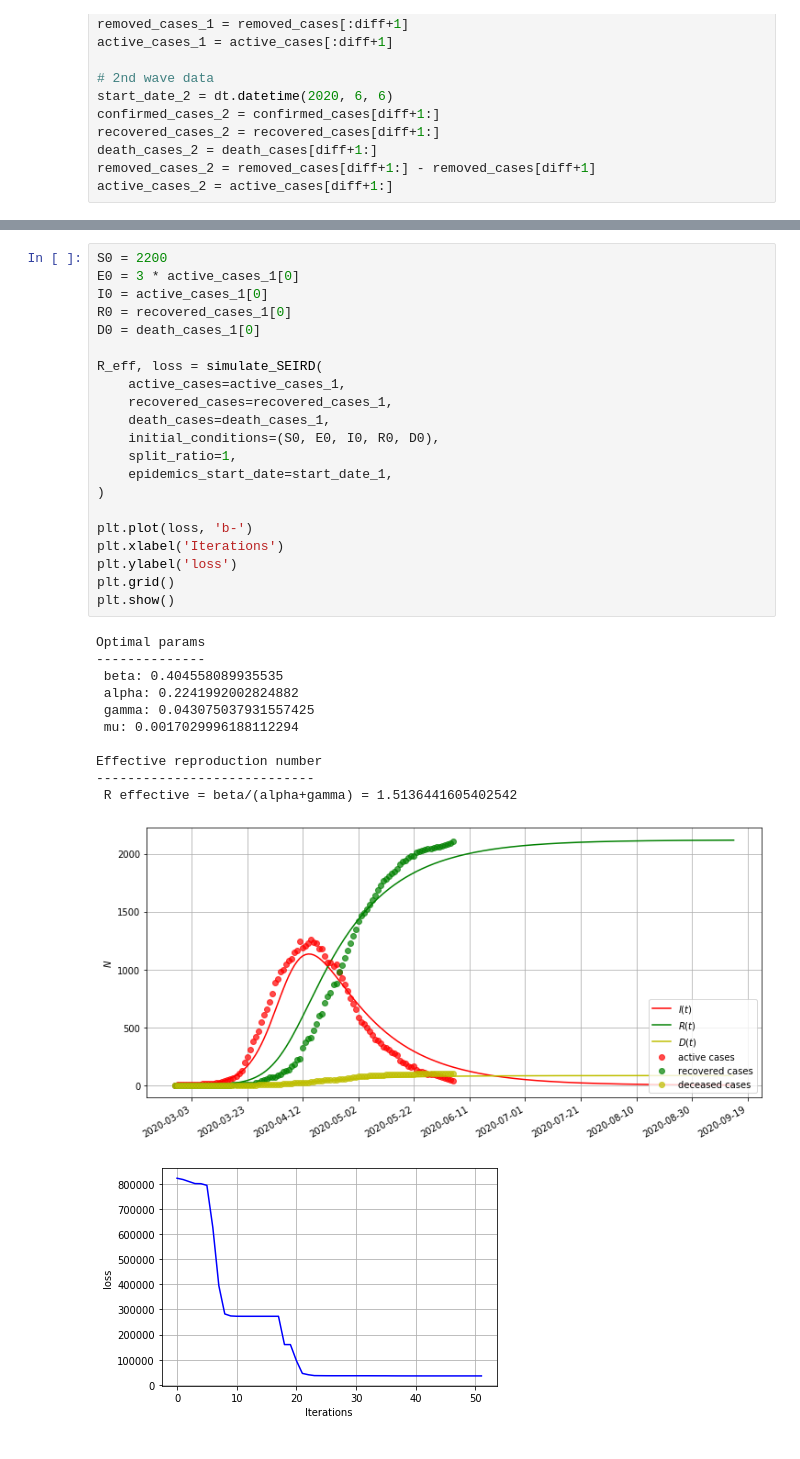
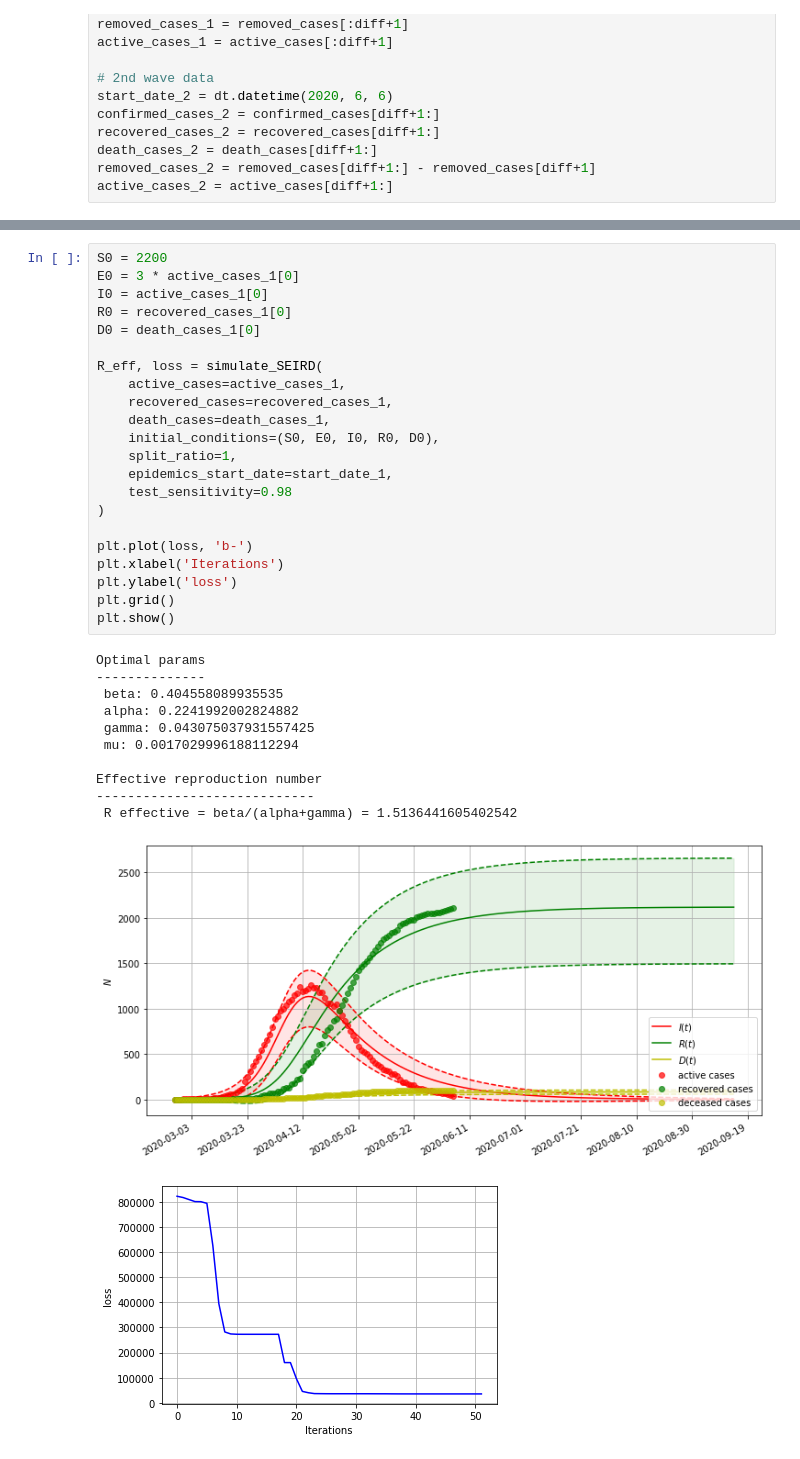
Before and after one commit to akapet00/coropy, a Jupyter notebook: sandbox/04-SEIRD-Simulation.ipynb, the cells around one changed output, grey strips where cells are left out. Saved outputs shown, nothing was run; the diff lists cells and outputs as text.

```diff
--- a/sandbox/04-SEIRD-Simulation.ipynb
+++ b/sandbox/04-SEIRD-Simulation.ipynb
@@ -173,32 +199,33 @@ S0 = 2200
 E0 = 3 * active_cases_1[0]
 I0 = active_cases_1[0]
 R0 = recovered_cases_1[0]
 D0 = death_cases_1[0]
 
 R_eff, loss = simulate_SEIRD(
     active_cases=active_cases_1,
     recovered_cases=recovered_cases_1,
     death_cases=death_cases_1,
     initial_conditions=(S0, E0, I0, R0, D0),
     split_ratio=1,
     epidemics_start_date=start_date_1,
+    test_sensitivity=0.98
 )
 
 plt.plot(loss, 'b-')
 plt.xlabel('Iterations')
 plt.ylabel('loss')
 plt.grid()
 plt.show()
 # %% [output]
 Optimal params
 --------------
  beta: 0.404558089935535
  alpha: 0.2241992002824882
  gamma: 0.043075037931557425
  mu: 0.0017029996188112294
 
 Effective reproduction number
 ----------------------------
  R effective = beta/(alpha+gamma) = 1.5136441605402542
-[figure, old version]
+[figure, new version]
 [figure]
```
Also changed, not shown: parts of 1 cell of this notebook, 3 other files.
